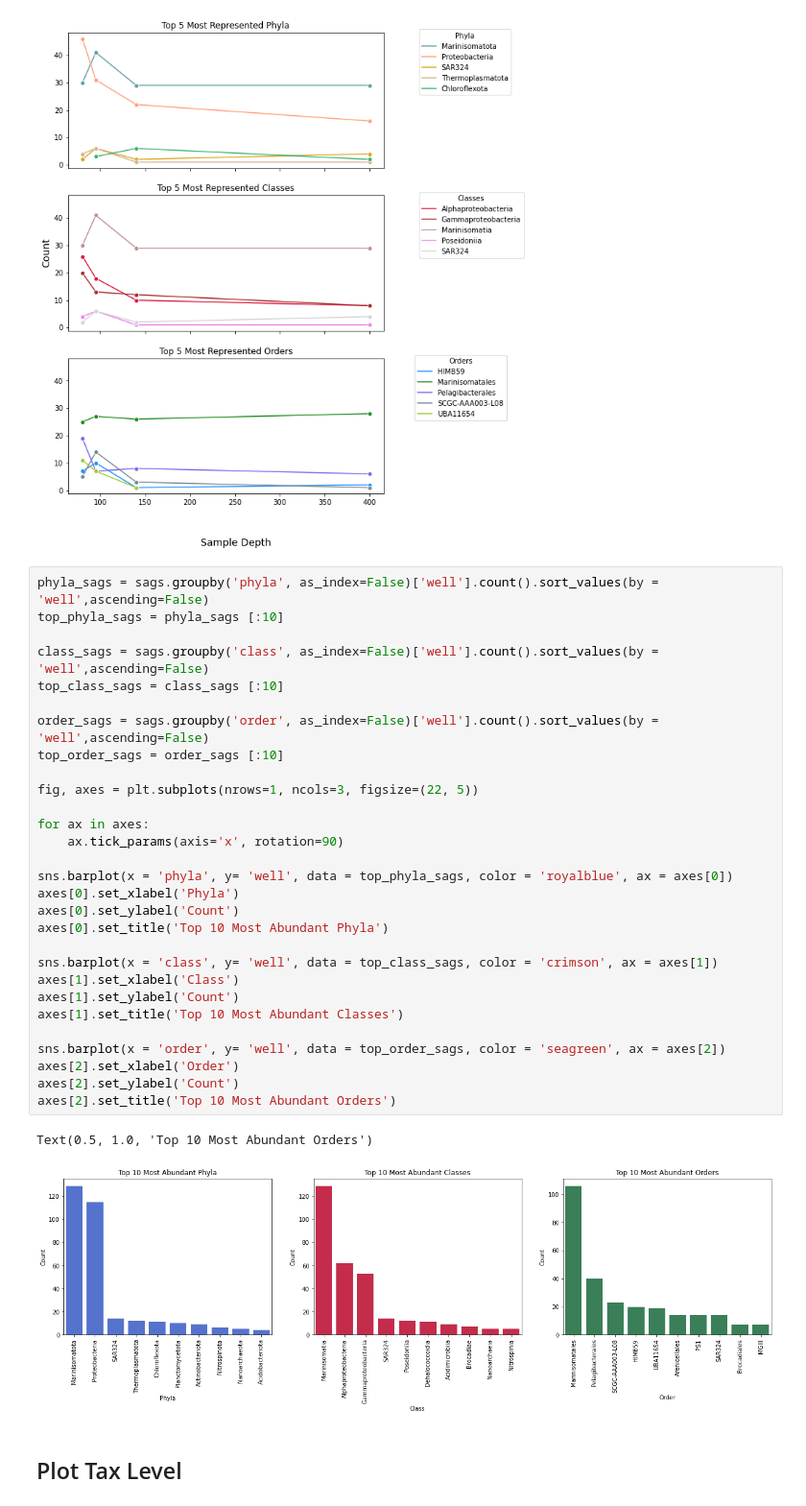
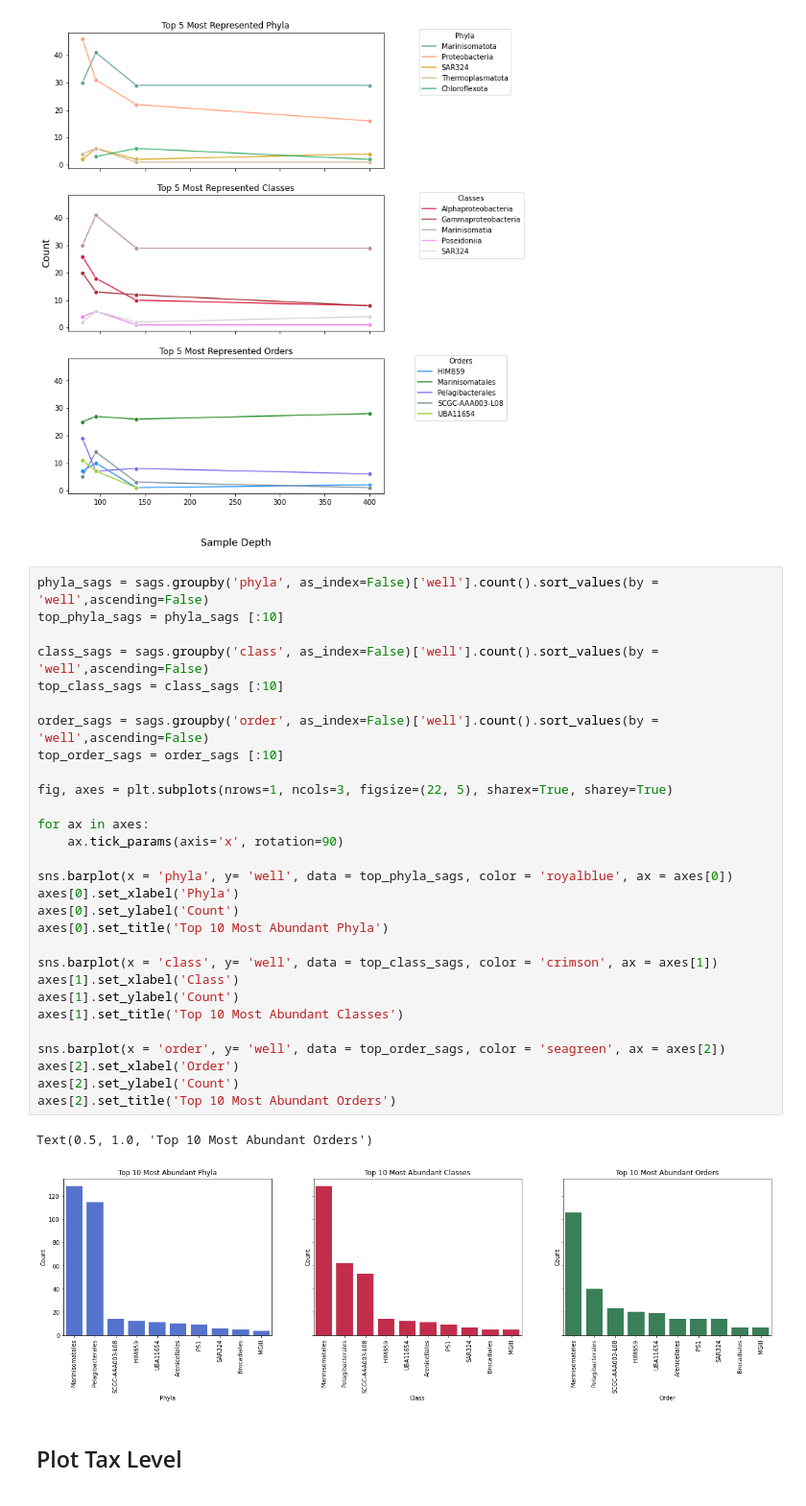
Before and after one commit to mdherring/OMZ_MH_Analysis, a Jupyter notebook: 07_SAG_gtdbtk.ipynb, the cells around one changed output. Shown at 96% size. Cells and saved outputs as stored; diff of their text form.

Commit message:
fixed axes scales of subplots

```diff
--- a/07_SAG_gtdbtk.ipynb
+++ b/07_SAG_gtdbtk.ipynb
@@ -184,35 +184,35 @@ Text(0.06, 0.5, 'Count')
 # %%
 phyla_sags = sags.groupby('phyla', as_index=False)['well'].count().sort_values(by = 'well',ascending=False)
 top_phyla_sags = phyla_sags [:10]
 
 class_sags = sags.groupby('class', as_index=False)['well'].count().sort_values(by = 'well',ascending=False)
 top_class_sags = class_sags [:10]
 
 order_sags = sags.groupby('order', as_index=False)['well'].count().sort_values(by = 'well',ascending=False)
 top_order_sags = order_sags [:10]
 
-fig, axes = plt.subplots(nrows=1, ncols=3, figsize=(22, 5))
+fig, axes = plt.subplots(nrows=1, ncols=3, figsize=(22, 5), sharex=True, sharey=True)
 
 for ax in axes:
     ax.tick_params(axis='x', rotation=90)
 
 sns.barplot(x = 'phyla', y= 'well', data = top_phyla_sags, color = 'royalblue', ax = axes[0])
 axes[0].set_xlabel('Phyla')
 axes[0].set_ylabel('Count')
 axes[0].set_title('Top 10 Most Abundant Phyla')
 
 sns.barplot(x = 'class', y= 'well', data = top_class_sags, color = 'crimson', ax = axes[1])
 axes[1].set_xlabel('Class')
 axes[1].set_ylabel('Count')
 axes[1].set_title('Top 10 Most Abundant Classes')
 
 sns.barplot(x = 'order', y= 'well', data = top_order_sags, color = 'seagreen', ax = axes[2])
 axes[2].set_xlabel('Order')
 axes[2].set_ylabel('Count')
 axes[2].set_title('Top 10 Most Abundant Orders')
 # %% [output]
 Text(0.5, 1.0, 'Top 10 Most Abundant Orders')
-[figure, old version]
+[figure, new version]
 # %% [markdown]
 ## Plot Tax Level
 # %%
```
Also changed, not shown: parts of 1 cell of this notebook, 3 other files.
